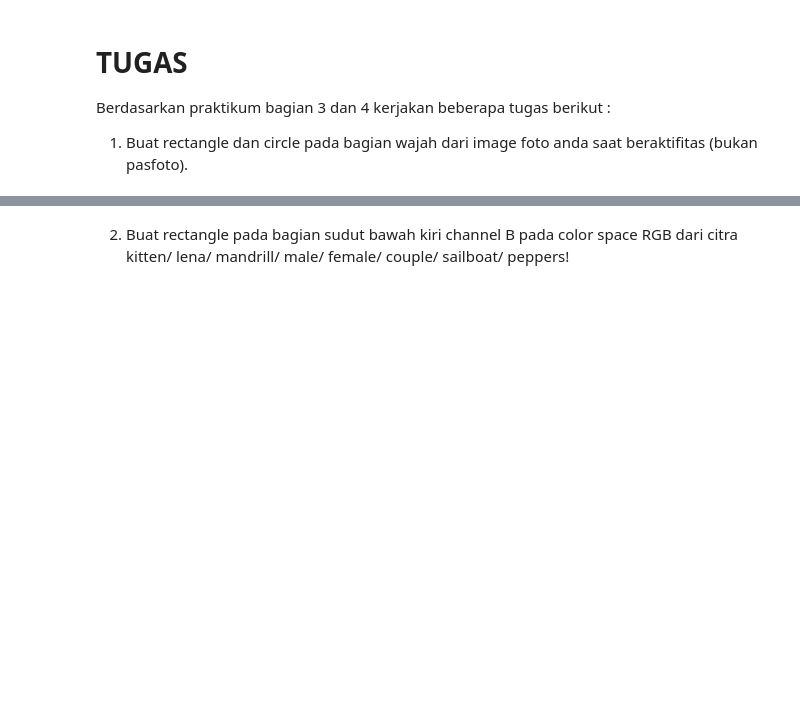
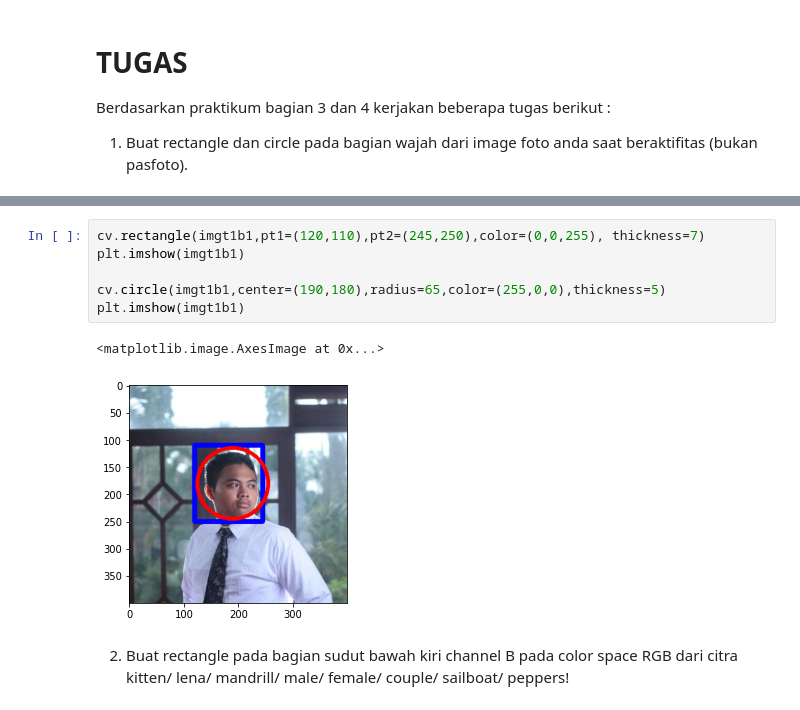
Before and after one commit to mukhammadarifin/PCVK_Genap_2021, a Jupyter notebook: week2.ipynb, the cells around one changed output, grey strips where cells are left out. Drawn from its saved outputs; the diff is of its cells as text; blank space fills up the shorter version.

```diff
--- a/week2.ipynb
+++ b/week2.ipynb
@@ -256,3 +280,12 @@ beraktifitas (bukan pasfoto).
+# %%
+cv.rectangle(imgt1b1,pt1=(120,110),pt2=(245,250),color=(0,0,255), thickness=7)
+plt.imshow(imgt1b1)
+
+cv.circle(imgt1b1,center=(190,180),radius=65,color=(255,0,0),thickness=5)
+plt.imshow(imgt1b1)
+# %% [output]
+<matplotlib.image.AxesImage at 0x...>
+[figure, added]
 # %% [markdown]
 2. Buat rectangle pada bagian sudut bawah kiri channel B pada color space RGB
 dari citra kitten/ lena/ mandrill/ male/ female/ couple/ sailboat/ peppers!
```
Also changed, not shown: parts of 8 cells of this notebook.
